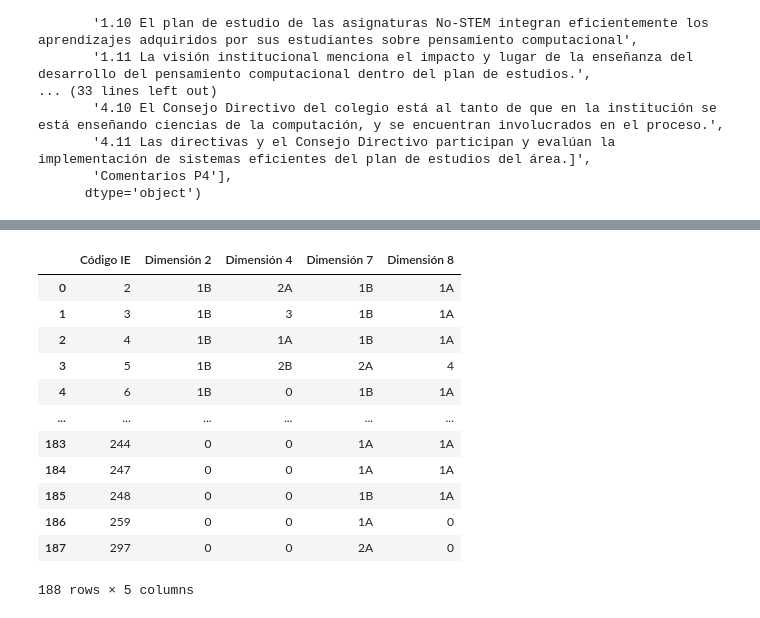
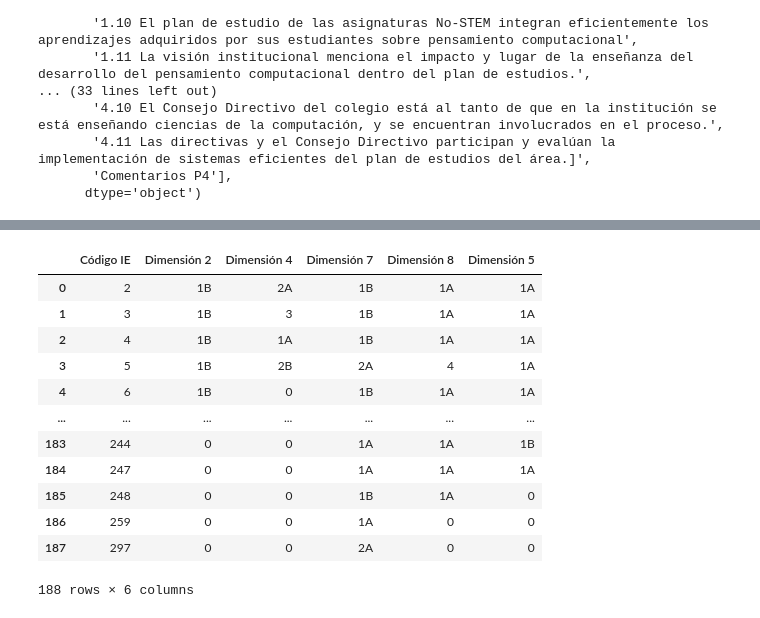
Before and after one commit to mariaf494/CFK2022, a Jupyter notebook: utils/cleaners/Marco_consolidacion/consolidación_D5.ipynb, the cells around one changed output, grey strips where cells are left out. Drawn from its saved outputs; the diff is of its cells as text; code cells hidden in the pictures.

Commit message:
calificar dimension 5

```diff
--- a/utils/cleaners/Marco_consolidacion/consolidación_D5.ipynb
+++ b/utils/cleaners/Marco_consolidacion/consolidación_D5.ipynb
@@ -94,0 +155,6 @@ lider_d8
+# %%
+direc_d5 = direc[['Código IE']+list(cols_direc_d5.keys())]
+direc_d5 = direc_d5.replace(cols_direc_d5)
+direc_d5 = direc_d5.groupby('Código IE').max().reset_index()
+direc_d5['Nivel Directivos'] = direc_d5.iloc[:,1:].min(axis=1)
+direc_d5
@@ -94,0 +175,4 @@ lider_d8
+# %%
+dimension_5 = pd.merge(plan_d5,lider_d5, on='Código IE', how='inner')
+dimension_5 = pd.merge(dimension_5, direc_d5,on='Código IE', how='inner' )
+dimension_5
@@ -94,0 +193,5 @@ lider_d8
+# %%
+dimension_5 = dimension_5.filter(regex="Código IE|Nivel*", axis=1)
+dimension_5 = dimension_5.set_index('Código IE')
+dimension_5['Dimensión 5'] = dimension_5.min(axis=1)
+dimension_5
@@ -95 +213,3 @@ lider_d8
+# %%
+dimension_5 = dimension_5.reset_index()
 # %%
@@ -114,19 +234,19 @@ marco
 # %%
-marco = pd.merge(marco, lider_d8.loc[:,['Código IE', 'Dimensión 8']], how='left').fillna(0)
+marco = pd.merge(marco, dimension_5.loc[:,['Código IE', 'Dimensión 5']], how='left').fillna(0)
 marco
 # %% [output]
-|  | Código IE | Dimensión 2 | Dimensión 4 | Dimensión 7 | Dimensión 8 |
-| 0 | 2 | 1B | 2A | 1B | 1A |
-| 1 | 3 | 1B | 3 | 1B | 1A |
-| 2 | 4 | 1B | 1A | 1B | 1A |
-| 3 | 5 | 1B | 2B | 2A | 4 |
-| 4 | 6 | 1B | 0 | 1B | 1A |
-| ... | ... | ... | ... | ... | ... |
-| 183 | 244 | 0 | 0 | 1A | 1A |
-| 184 | 247 | 0 | 0 | 1A | 1A |
-| 185 | 248 | 0 | 0 | 1B | 1A |
-| 186 | 259 | 0 | 0 | 1A | 0 |
-| 187 | 297 | 0 | 0 | 2A | 0 |
+|  | Código IE | Dimensión 2 | Dimensión 4 | Dimensión 7 | Dimensión 8 | Dimensión 5 |
+| 0 | 2 | 1B | 2A | 1B | 1A | 1A |
+| 1 | 3 | 1B | 3 | 1B | 1A | 1A |
+| 2 | 4 | 1B | 1A | 1B | 1A | 1A |
+| 3 | 5 | 1B | 2B | 2A | 4 | 1A |
+| 4 | 6 | 1B | 0 | 1B | 1A | 1A |
+| ... | ... | ... | ... | ... | ... | ... |
+| 183 | 244 | 0 | 0 | 1A | 1A | 1B |
+| 184 | 247 | 0 | 0 | 1A | 1A | 1A |
+| 185 | 248 | 0 | 0 | 1B | 1A | 0 |
+| 186 | 259 | 0 | 0 | 1A | 0 | 0 |
+| 187 | 297 | 0 | 0 | 2A | 0 | 0 |
-188 rows × 5 columns
+188 rows × 6 columns
 # %%
 marco.to_excel('Marco acumulativo.xlsx', index=False)
```
Also changed, not shown: parts of 19 cells of this notebook, 3 other files.
